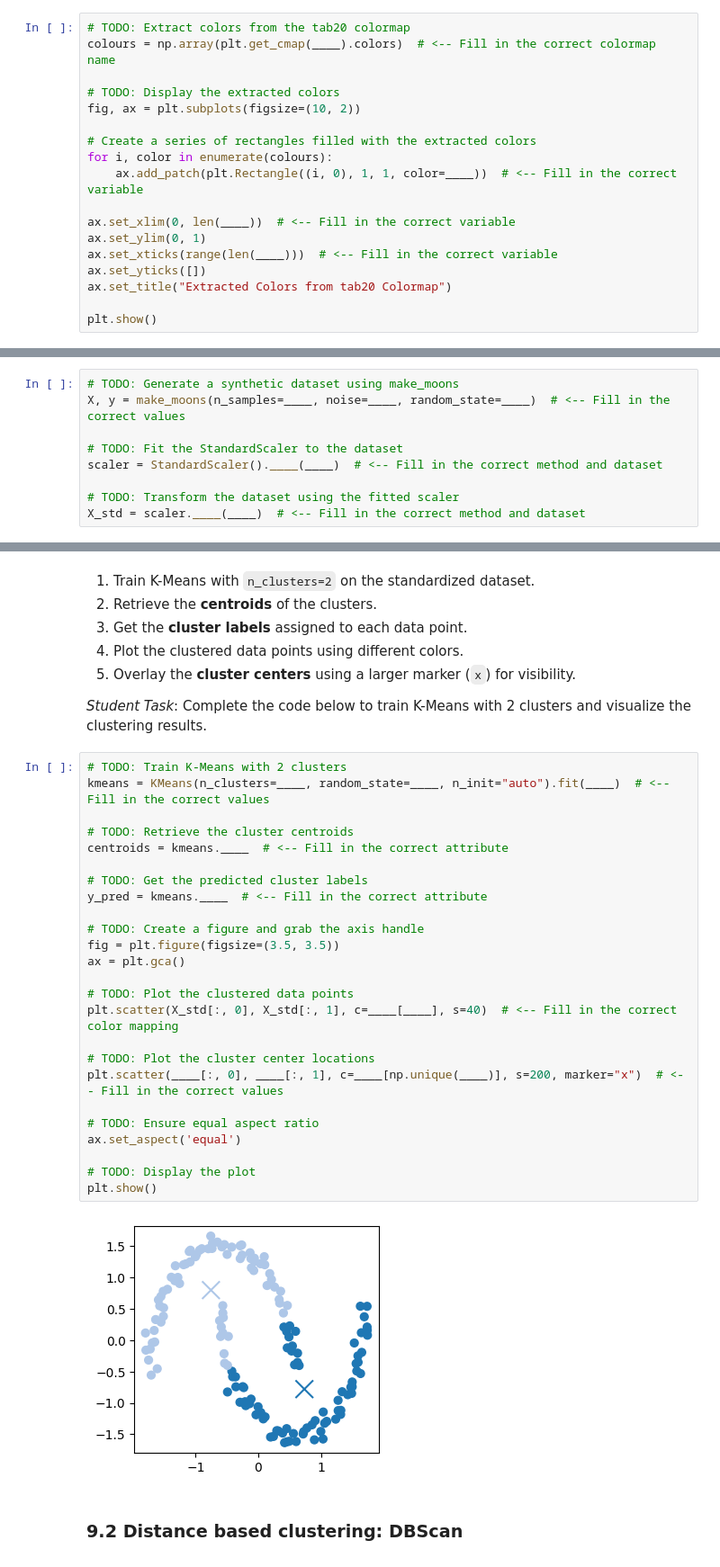
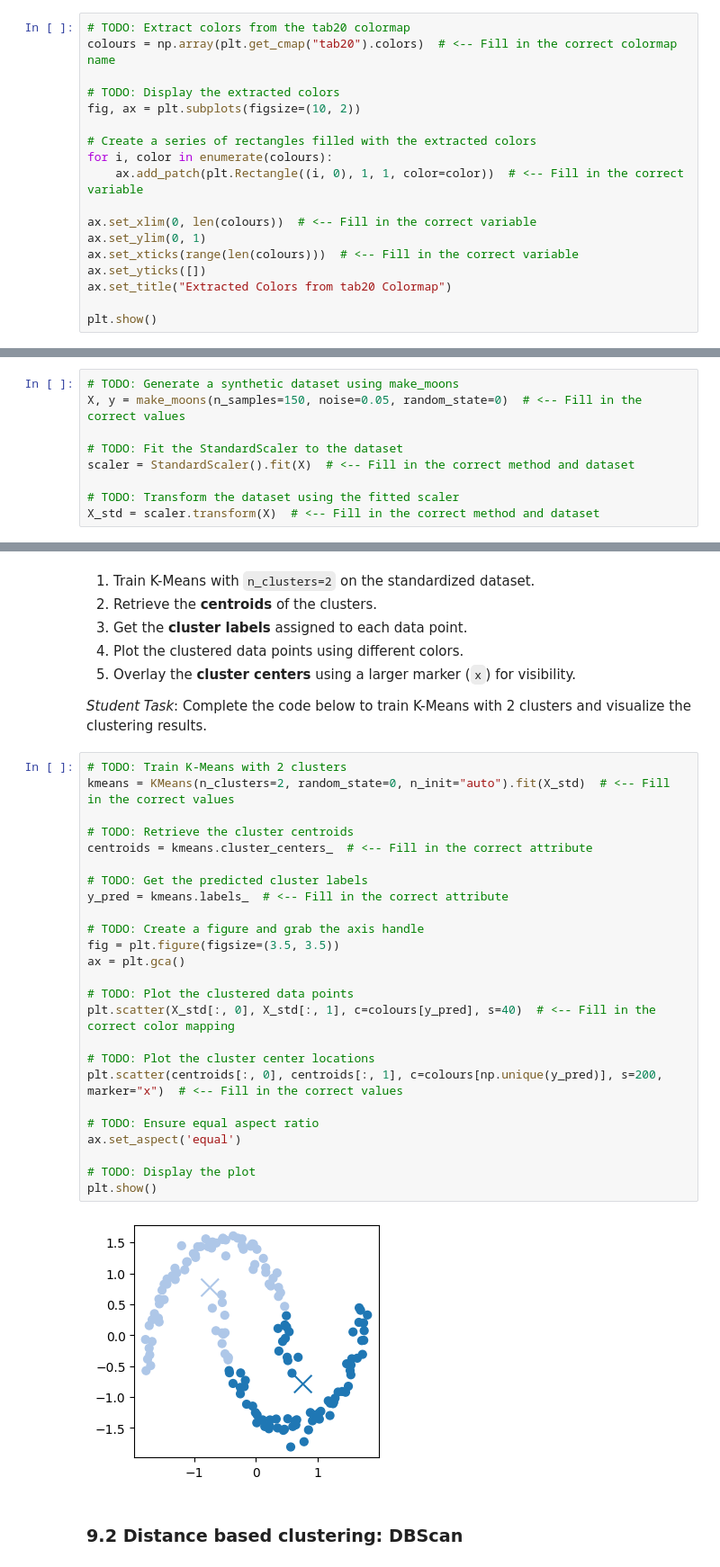
Before and after one commit to Meitiann/INF2008-ML-Labs, a Jupyter notebook: Week09_INF2008_Lab_2302073.ipynb, the cells around one changed output, grey strips where cells are left out. Shown at 90% size. Drawn from its saved outputs; the diff is of its cells as text.

```diff
--- a/Week09_INF2008_Lab_2302073.ipynb
+++ b/Week09_INF2008_Lab_2302073.ipynb
@@ -61,18 +61,18 @@ We will use:
 *Student Task*: Complete the code below to generate an array of colors from the tab20 colormap.
 # %%
 # TODO: Extract colors from the tab20 colormap
-colours = np.array(plt.get_cmap(____).colors)  # <-- Fill in the correct colormap name
+colours = np.array(plt.get_cmap("tab20").colors)  # <-- Fill in the correct colormap name
 
 # TODO: Display the extracted colors
 fig, ax = plt.subplots(figsize=(10, 2))
 
 # Create a series of rectangles filled with the extracted colors
 for i, color in enumerate(colours):
-    ax.add_patch(plt.Rectangle((i, 0), 1, 1, color=____))  # <-- Fill in the correct variable
+    ax.add_patch(plt.Rectangle((i, 0), 1, 1, color=color))  # <-- Fill in the correct variable
 
-ax.set_xlim(0, len(____))  # <-- Fill in the correct variable
+ax.set_xlim(0, len(colours))  # <-- Fill in the correct variable
 ax.set_ylim(0, 1)
-ax.set_xticks(range(len(____)))  # <-- Fill in the correct variable
+ax.set_xticks(range(len(colours)))  # <-- Fill in the correct variable
 ax.set_yticks([])
 ax.set_title("Extracted Colors from tab20 Colormap")
 
@@ -350,13 +349,13 @@ To process the dataset:
 *Student Task*: Complete the code below to generate and standardize the dataset.
 # %%
 # TODO: Generate a synthetic dataset using make_moons
-X, y = make_moons(n_samples=____, noise=____, random_state=____)  # <-- Fill in the correct values
+X, y = make_moons(n_samples=150, noise=0.05, random_state=0)  # <-- Fill in the correct values
 
 # TODO: Fit the StandardScaler to the dataset
-scaler = StandardScaler().____(____)  # <-- Fill in the correct method and dataset
+scaler = StandardScaler().fit(X)  # <-- Fill in the correct method and dataset
 
 # TODO: Transform the dataset using the fitted scaler
-X_std = scaler.____(____)  # <-- Fill in the correct method and dataset
+X_std = scaler.transform(X)  # <-- Fill in the correct method and dataset
 # %% [markdown]
 Now that we have generated and standardized the **moon-shaped dataset**, we will visualize the data points.
 
@@ -391,31 +390,31 @@ To do this:
 *Student Task*: Complete the code below to train K-Means with 2 clusters and visualize the clustering results.
 # %%
 # TODO: Train K-Means with 2 clusters
-kmeans = KMeans(n_clusters=____, random_state=____, n_init="auto").fit(____)  # <-- Fill in the correct values
+kmeans = KMeans(n_clusters=2, random_state=0, n_init="auto").fit(X_std)  # <-- Fill in the correct values
 
 # TODO: Retrieve the cluster centroids
-centroids = kmeans.____  # <-- Fill in the correct attribute
+centroids = kmeans.cluster_centers_  # <-- Fill in the correct attribute
 
 # TODO: Get the predicted cluster labels
-y_pred = kmeans.____  # <-- Fill in the correct attribute
+y_pred = kmeans.labels_  # <-- Fill in the correct attribute
 
 # TODO: Create a figure and grab the axis handle
 fig = plt.figure(figsize=(3.5, 3.5))
 ax = plt.gca()
 
 # TODO: Plot the clustered data points
-plt.scatter(X_std[:, 0], X_std[:, 1], c=____[____], s=40)  # <-- Fill in the correct color mapping
+plt.scatter(X_std[:, 0], X_std[:, 1], c=colours[y_pred], s=40)  # <-- Fill in the correct color mapping
 
 # TODO: Plot the cluster center locations
-plt.scatter(____[:, 0], ____[:, 1], c=____[np.unique(____)], s=200, marker="x")  # <-- Fill in the correct values
+plt.scatter(centroids[:, 0], centroids[:, 1], c=colours[np.unique(y_pred)], s=200, marker="x")  # <-- Fill in the correct values
 
 # TODO: Ensure equal aspect ratio
 ax.set_aspect('equal')
 
 # TODO: Display the plot
 plt.show()
 # %% [output]
-[figure, old version]
+[figure, new version]
 # %% [markdown]
 ### 9.2 Distance based clustering: DBScan
 # %%
```
Also changed, not shown: parts of 13 cells of this notebook.
